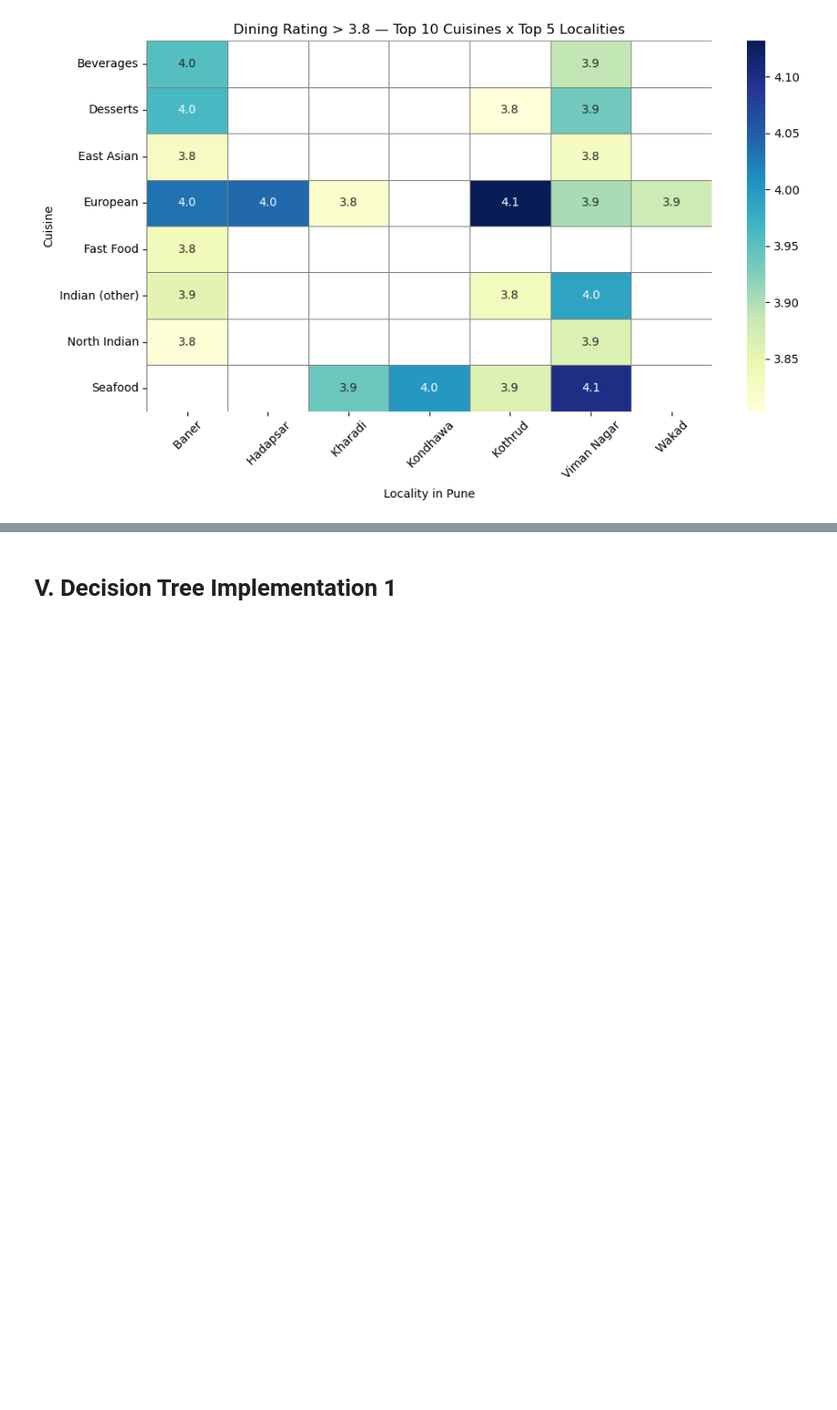
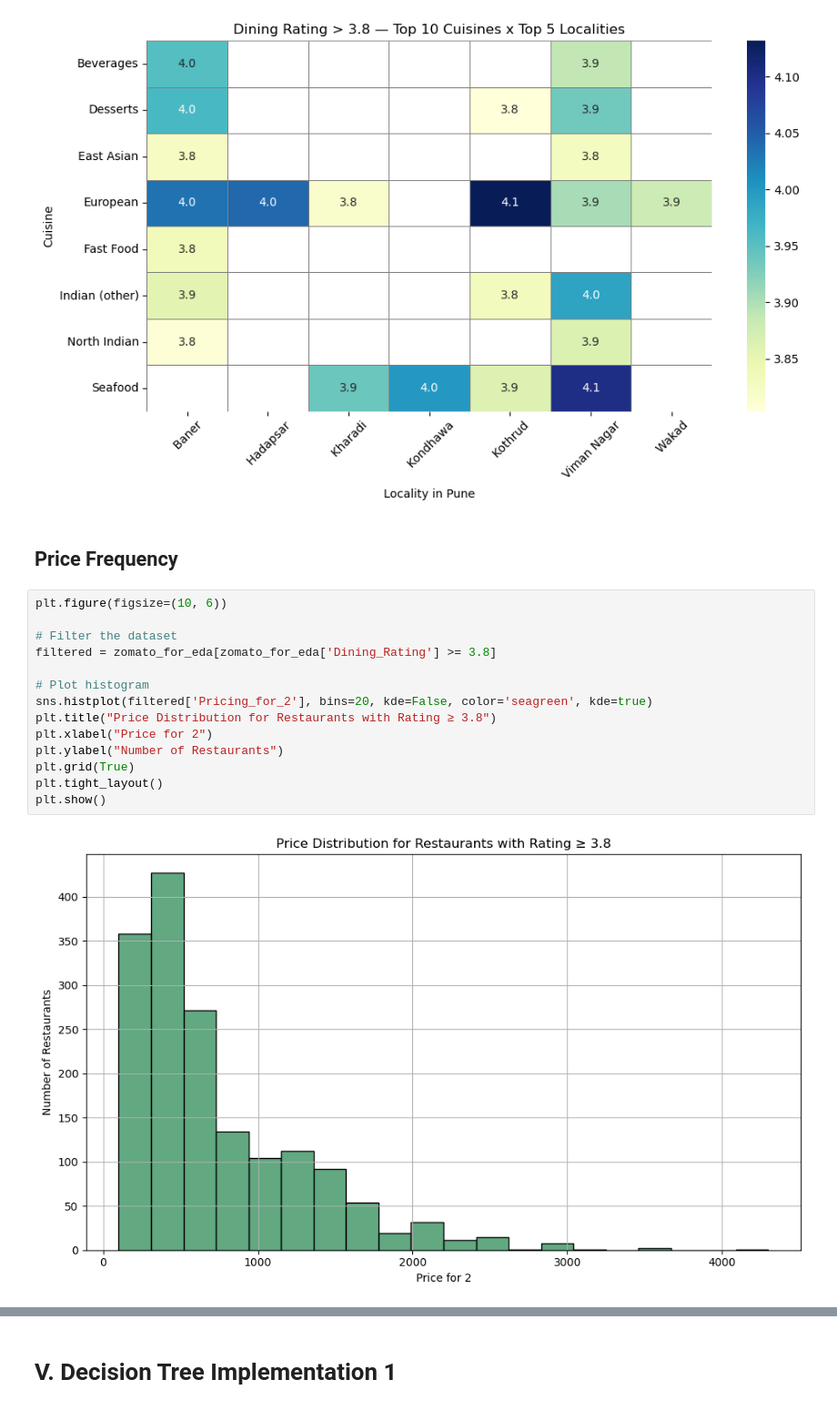
Before and after one commit to louis-uwie/CSCI111-Zomato-Recommendation-Analysis, a Jupyter notebook: LOZADA, BINWAG, CSCI 211 - On Zomato.ipynb, the cells around one changed output, grey strips where cells are left out. Shown at 91% size. Saved outputs shown, nothing was run; the diff lists cells and outputs as text; blank space fills up the shorter version.

```diff
--- a/LOZADA, BINWAG, CSCI 211 - On Zomato.ipynb
+++ b/LOZADA, BINWAG, CSCI 211 - On Zomato.ipynb
@@ -281,6 +281,24 @@ plt.tight_layout()
 plt.show()
 # %% [output]
 [figure]
+# %% [markdown]
+## **Price Frequency**
+# %%
+plt.figure(figsize=(10, 6))
+
+# Filter the dataset
+filtered = zomato_for_eda[zomato_for_eda['Dining_Rating'] >= 3.8]
+
+# Plot histogram
+sns.histplot(filtered['Pricing_for_2'], bins=20, kde=False, color='seagreen', kde=true)
+plt.title("Price Distribution for Restaurants with Rating ≥ 3.8")
+plt.xlabel("Price for 2")
+plt.ylabel("Number of Restaurants")
+plt.grid(True)
+plt.tight_layout()
+plt.show()
+# %% [output]
+[figure, added]
 # %% [markdown]
 ## **Post-EDA**
 
```
Also changed, not shown: parts of 1 cell of this notebook.
